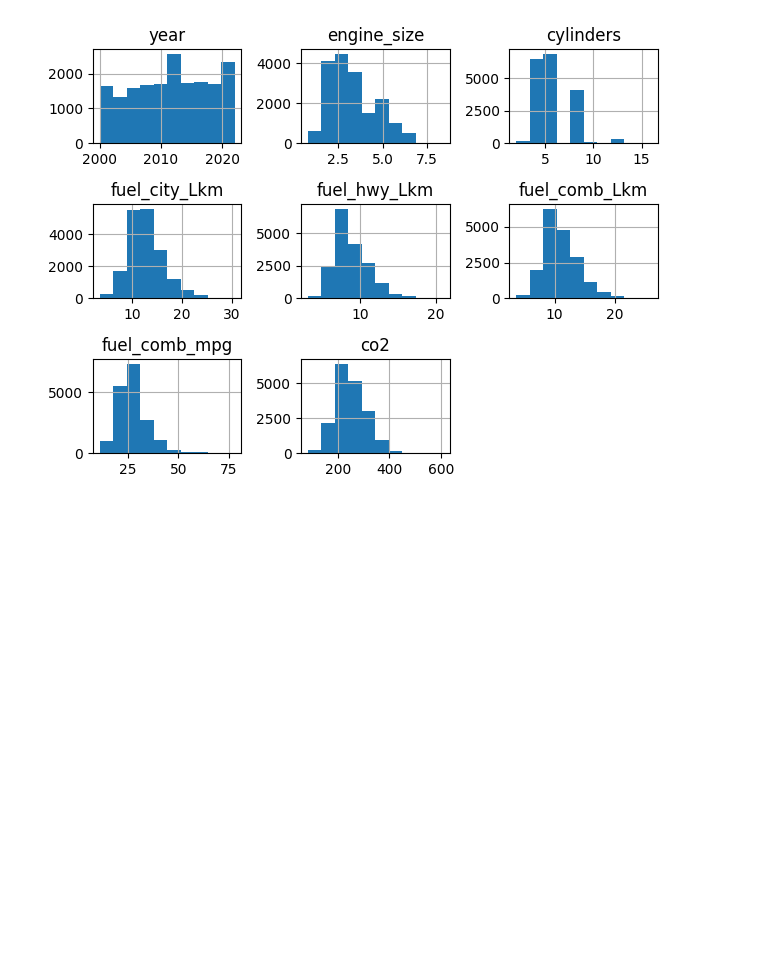
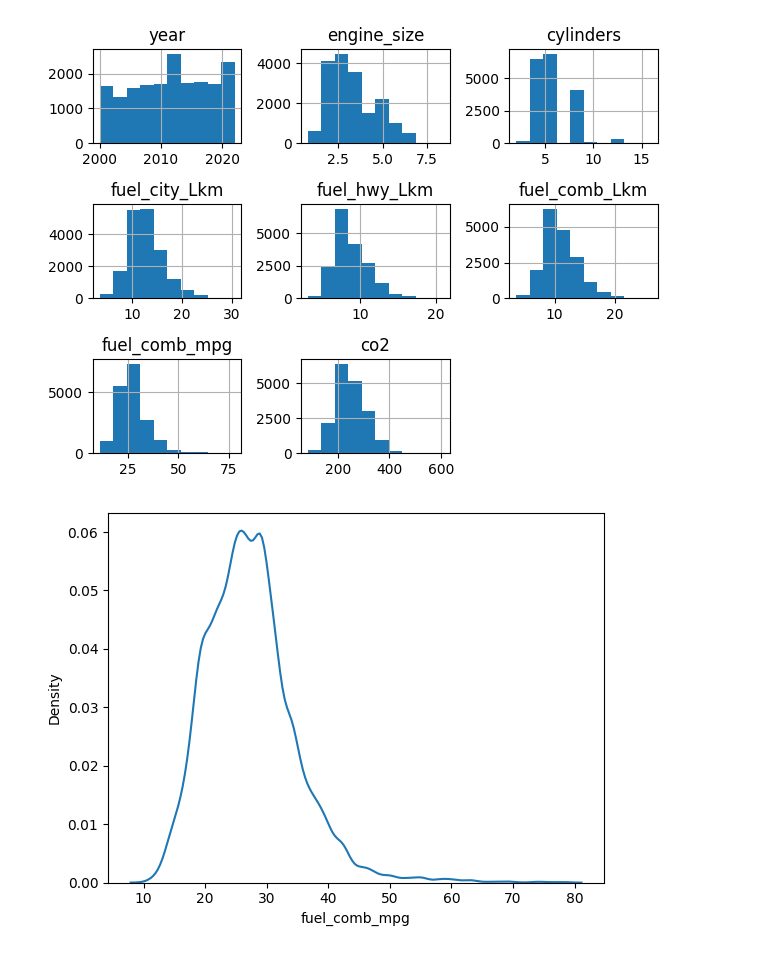
Before and after one commit to mPuchadesdo/Team-Challenge---Team-MPG, a Jupyter notebook: src/notebooks/mpuch_notebook.ipynb, the cells around one changed output. Drawn from its saved outputs; the diff is of its cells as text; code cells hidden in the pictures; blank space fills up the shorter version.

```diff
--- a/src/notebooks/mpuch_notebook.ipynb
+++ b/src/notebooks/mpuch_notebook.ipynb
@@ -115,0 +136,6 @@ target = "COMB (mpg)"
+# %%
+target = "fuel_comb_mpg"
+# %%
+sns.kdeplot(train[target]);
+# %% [output]
+[figure, added]
```
Also changed, not shown: parts of 9 cells of this notebook.
